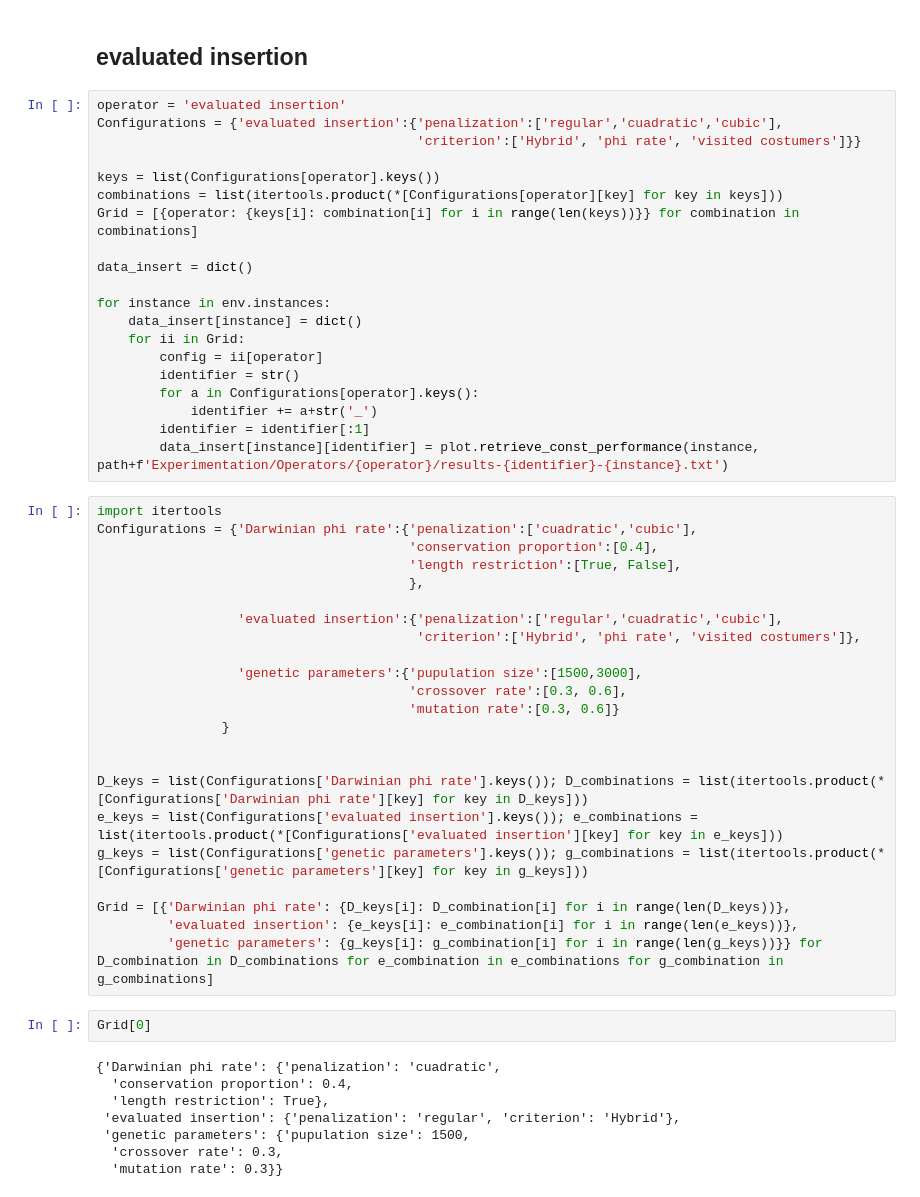
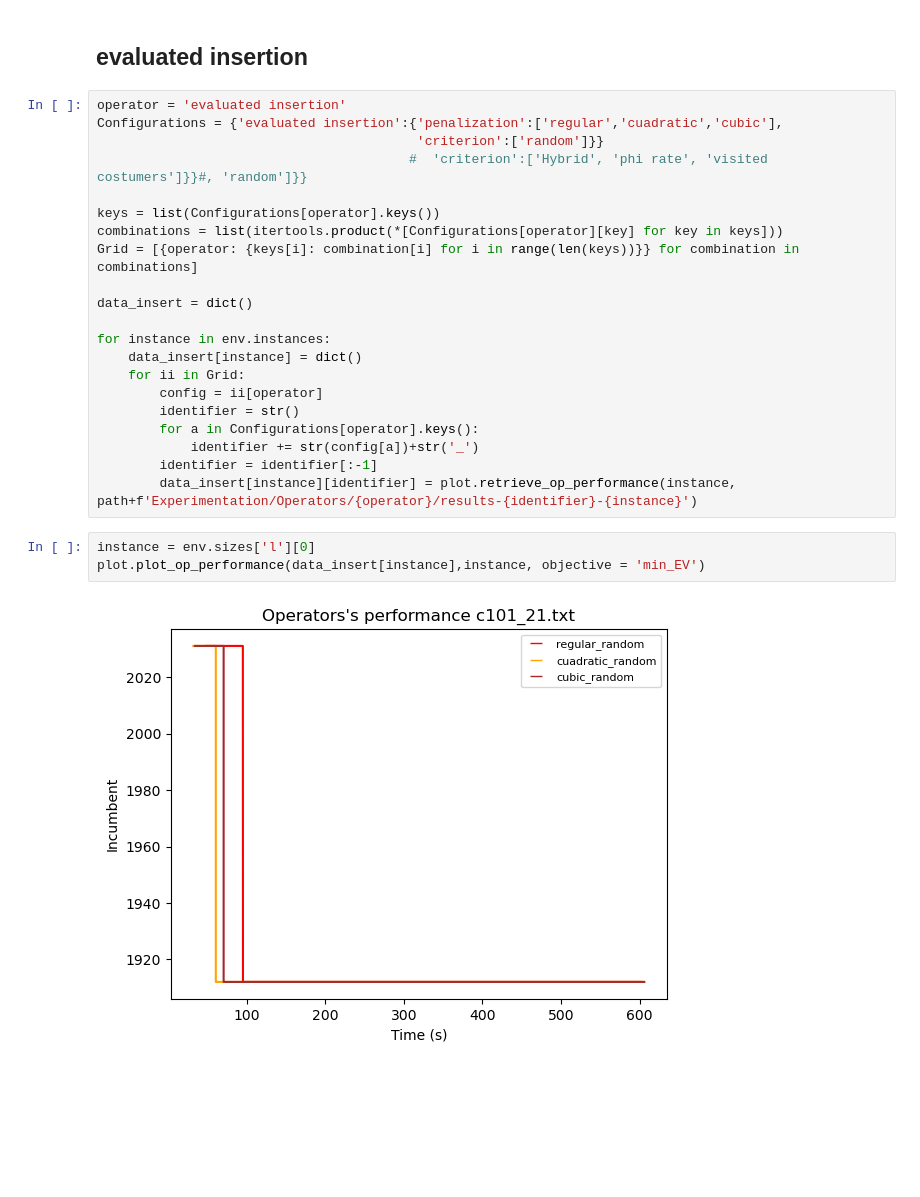
Before and after one commit to juanbeta98/E-CVRP-TW, a Jupyter notebook: Code/Visualizations.ipynb, the cells around one changed output. Drawn from its saved outputs; the diff is of its cells as text; blank space fills up the shorter version.

```diff
--- a/Code/Visualizations.ipynb
+++ b/Code/Visualizations.ipynb
@@ -129,7 +134,8 @@ plot.plot_op_performance(data_Darwin[instance],instance, objective = 'min_EV')
 # %%
 operator = 'evaluated insertion'
 Configurations = {'evaluated insertion':{'penalization':['regular','cuadratic','cubic'],
-                                         'criterion':['Hybrid', 'phi rate', 'visited costumers']}}
+                                         'criterion':['random']}}
+                                        #  'criterion':['Hybrid', 'phi rate', 'visited costumers']}}#, 'random']}}
 
 keys = list(Configurations[operator].keys())
 combinations = list(itertools.product(*[Configurations[operator][key] for key in keys]))
@@ -143,42 +149,14 @@ for instance in env.instances:
         config = ii[operator]
         identifier = str()
         for a in Configurations[operator].keys():
-            identifier += a+str('_')
-        identifier = identifier[:1]
-        data_insert[instance][identifier] = plot.retrieve_const_performance(instance, path+f'Experimentation/Operators/{operator}/results-{identifier}-{instance}.txt')
+            identifier += str(config[a])+str('_')
+        identifier = identifier[:-1]
+        data_insert[instance][identifier] = plot.retrieve_op_performance(instance, path+f'Experimentation/Operators/{operator}/results-{identifier}-{instance}')
-# %%
-import itertools
-Configurations = {'Darwinian phi rate':{'penalization':['cuadratic','cubic'],
-                                        'conservation proportion':[0.4],
-                                        'length restriction':[True, False],
-                                        },
-
-                  'evaluated insertion':{'penalization':['regular','cuadratic','cubic'],
-                                         'criterion':['Hybrid', 'phi rate', 'visited costumers']},
-
-                  'genetic parameters':{'pupulation size':[1500,3000],
-                                        'crossover rate':[0.3, 0.6],
-                                        'mutation rate':[0.3, 0.6]}
-                }
-
-
-D_keys = list(Configurations['Darwinian phi rate'].keys()); D_combinations = list(itertools.product(*[Configurations['Darwinian phi rate'][key] for key in D_keys]))
-e_keys = list(Configurations['evaluated insertion'].keys()); e_combinations = list(itertools.product(*[Configurations['evaluated insertion'][key] for key in e_keys]))
-g_keys = list(Configurations['genetic parameters'].keys()); g_combinations = list(itertools.product(*[Configurations['genetic parameters'][key] for key in g_keys]))
-
-Grid = [{'Darwinian phi rate': {D_keys[i]: D_combination[i] for i in range(len(D_keys))},
-         'evaluated insertion': {e_keys[i]: e_combination[i] for i in range(len(e_keys))},
-         'genetic parameters': {g_keys[i]: g_combination[i] for i in range(len(g_keys))}} for D_combination in D_combinations for e_combination in e_combinations for g_combination in g_combinations]
-# %%
-Grid[0]
-# %% [output]
-{'Darwinian phi rate': {'penalization': 'cuadratic',
-  'conservation proportion': 0.4,
-  'length restriction': True},
- 'evaluated insertion': {'penalization': 'regular', 'criterion': 'Hybrid'},
- 'genetic parameters': {'pupulation size': 1500,
-  'crossover rate': 0.3,
-  'mutation rate': 0.3}}
+# %%
+instance = env.sizes['l'][0]
+plot.plot_op_performance(data_insert[instance],instance, objective = 'min_EV')
+# %% [output]
+[figure, added]
 # %%
 ##### Export data to Excel
 list_idx = 2
```
Also changed, not shown: parts of 3 cells of this notebook, 4 other files.
